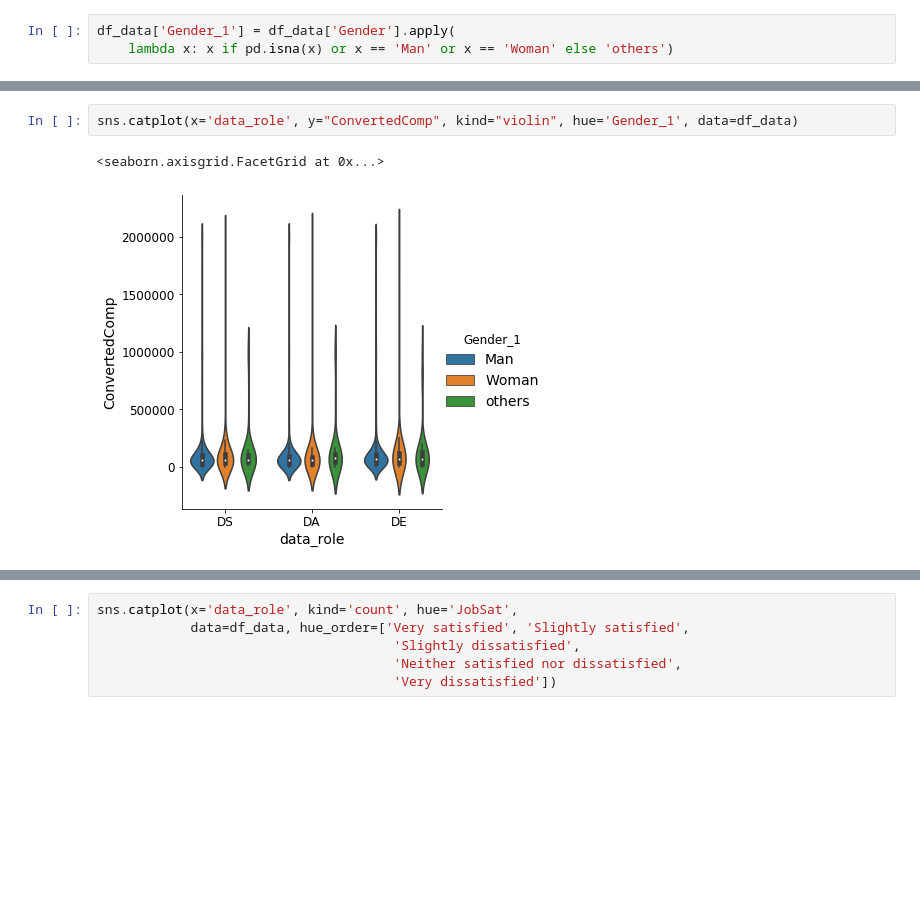
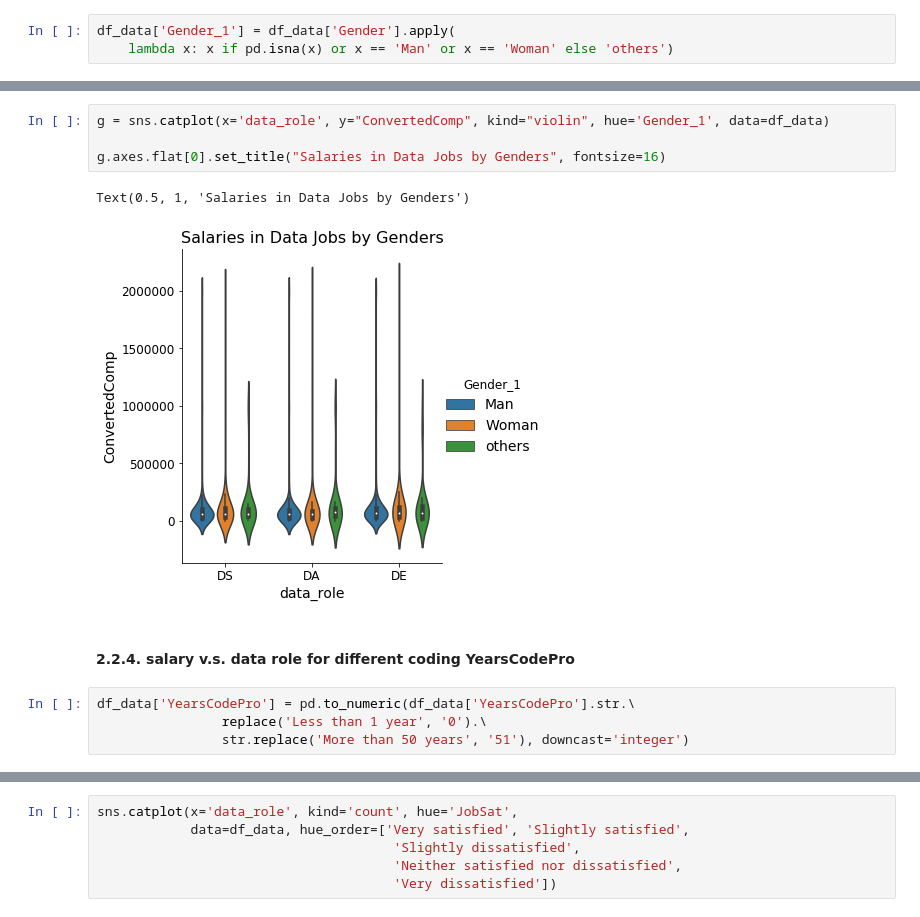
Before and after one commit to Chancylin/StackOverflow_Survey, a Jupyter notebook: notebooks/stackoverflow.ipynb, the cells around one changed output, grey strips where cells are left out. Drawn from its saved outputs; the diff is of its cells as text; blank space fills up the shorter version.

```diff
--- a/notebooks/stackoverflow.ipynb
+++ b/notebooks/stackoverflow.ipynb
@@ -440,5 +461,13 @@ sns.catplot(x='data_role', y='ConvertedComp', kind='bar', hue='Gender_1',
 # %%
-sns.catplot(x='data_role', y="ConvertedComp", kind="violin", hue='Gender_1', data=df_data)
+g = sns.catplot(x='data_role', y="ConvertedComp", kind="violin", hue='Gender_1', data=df_data)
+
+g.axes.flat[0].set_title("Salaries in Data Jobs by Genders", fontsize=16)
 # %% [output]
-<seaborn.axisgrid.FacetGrid at 0x...>
+Text(0.5, 1, 'Salaries in Data Jobs by Genders')
-[figure, old version]
+[figure, new version]
+# %% [markdown]
+#### **2.2.4. salary v.s. data role for different coding YearsCodePro**
+# %%
+df_data['YearsCodePro'] = pd.to_numeric(df_data['YearsCodePro'].str.\
+                replace('Less than 1 year', '0').\
+                str.replace('More than 50 years', '51'), downcast='integer')
```
Also changed, not shown: parts of 133 cells of this notebook, 1 other file.
